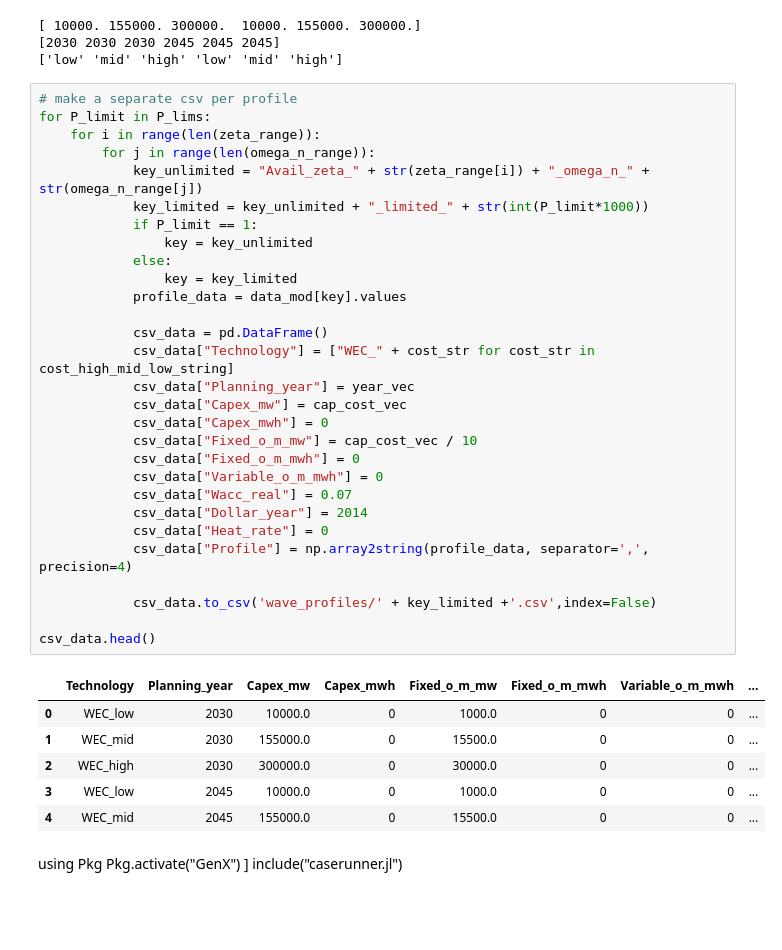
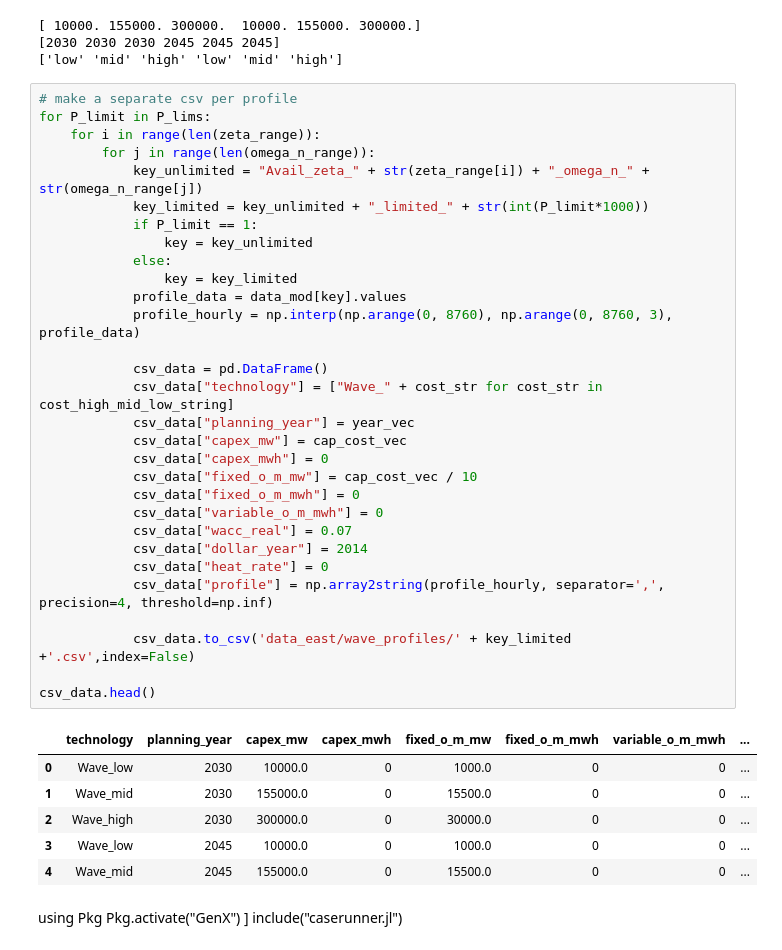
Before and after one commit to symbiotic-engineering/WEC-DECIDER, a Jupyter notebook: modules/CEM/make_additional_tech_csv.ipynb, the cells around one changed output. Drawn from its saved outputs; the diff is of its cells as text; blank space fills up the shorter version.

Commit message:
interpolate to hourly, fix capitalization, get PG running with wave variability profiles

```diff
--- a/modules/CEM/make_additional_tech_csv.ipynb
+++ b/modules/CEM/make_additional_tech_csv.ipynb
@@ -223,39 +223,40 @@ print(cost_high_mid_low_string)
 # %%
 # make a separate csv per profile
 for P_limit in P_lims:
     for i in range(len(zeta_range)):
         for j in range(len(omega_n_range)):
             key_unlimited = "Avail_zeta_" + str(zeta_range[i]) + "_omega_n_" + str(omega_n_range[j])
             key_limited = key_unlimited + "_limited_" + str(int(P_limit*1000))
             if P_limit == 1:
                 key = key_unlimited
             else:
                 key = key_limited
             profile_data = data_mod[key].values
+            profile_hourly = np.interp(np.arange(0, 8760), np.arange(0, 8760, 3), profile_data)
 
             csv_data = pd.DataFrame()
-            csv_data["Technology"] = ["WEC_" + cost_str for cost_str in cost_high_mid_low_string]
-            csv_data["Planning_year"] = year_vec
-            csv_data["Capex_mw"] = cap_cost_vec
-            csv_data["Capex_mwh"] = 0
-            csv_data["Fixed_o_m_mw"] = cap_cost_vec / 10
-            csv_data["Fixed_o_m_mwh"] = 0
-            csv_data["Variable_o_m_mwh"] = 0
-            csv_data["Wacc_real"] = 0.07
-            csv_data["Dollar_year"] = 2014
-            csv_data["Heat_rate"] = 0
-            csv_data["Profile"] = np.array2string(profile_data, separator=',', precision=4)
+            csv_data["technology"] = ["Wave_" + cost_str for cost_str in cost_high_mid_low_string]
+            csv_data["planning_year"] = year_vec
+            csv_data["capex_mw"] = cap_cost_vec
+            csv_data["capex_mwh"] = 0
+            csv_data["fixed_o_m_mw"] = cap_cost_vec / 10
+            csv_data["fixed_o_m_mwh"] = 0
+            csv_data["variable_o_m_mwh"] = 0
+            csv_data["wacc_real"] = 0.07
+            csv_data["dollar_year"] = 2014
+            csv_data["heat_rate"] = 0
+            csv_data["profile"] = np.array2string(profile_hourly, separator=',', precision=4, threshold=np.inf)
 
-            csv_data.to_csv('wave_profiles/' + key_limited +'.csv',index=False)
+            csv_data.to_csv('data_east/wave_profiles/' + key_limited +'.csv',index=False)
 
 csv_data.head()
 # %% [output]
-|  | Technology | Planning_year | Capex_mw | Capex_mwh | Fixed_o_m_mw | Fixed_o_m_mwh | Variable_o_m_mwh | ... |
-| 0 | WEC_low | 2030 | 10000.0 | 0 | 1000.0 | 0 | 0 | ... |
-| 1 | WEC_mid | 2030 | 155000.0 | 0 | 15500.0 | 0 | 0 | ... |
-| 2 | WEC_high | 2030 | 300000.0 | 0 | 30000.0 | 0 | 0 | ... |
-| 3 | WEC_low | 2045 | 10000.0 | 0 | 1000.0 | 0 | 0 | ... |
-| 4 | WEC_mid | 2045 | 155000.0 | 0 | 15500.0 | 0 | 0 | ... |
+|  | technology | planning_year | capex_mw | capex_mwh | fixed_o_m_mw | fixed_o_m_mwh | variable_o_m_mwh | ... |
+| 0 | Wave_low | 2030 | 10000.0 | 0 | 1000.0 | 0 | 0 | ... |
+| 1 | Wave_mid | 2030 | 155000.0 | 0 | 15500.0 | 0 | 0 | ... |
+| 2 | Wave_high | 2030 | 300000.0 | 0 | 30000.0 | 0 | 0 | ... |
+| 3 | Wave_low | 2045 | 10000.0 | 0 | 1000.0 | 0 | 0 | ... |
+| 4 | Wave_mid | 2045 | 155000.0 | 0 | 15500.0 | 0 | 0 | ... |
 # %% [markdown]
 using Pkg
 Pkg.activate("GenX")
```
Also changed, not shown: 2 other files.
